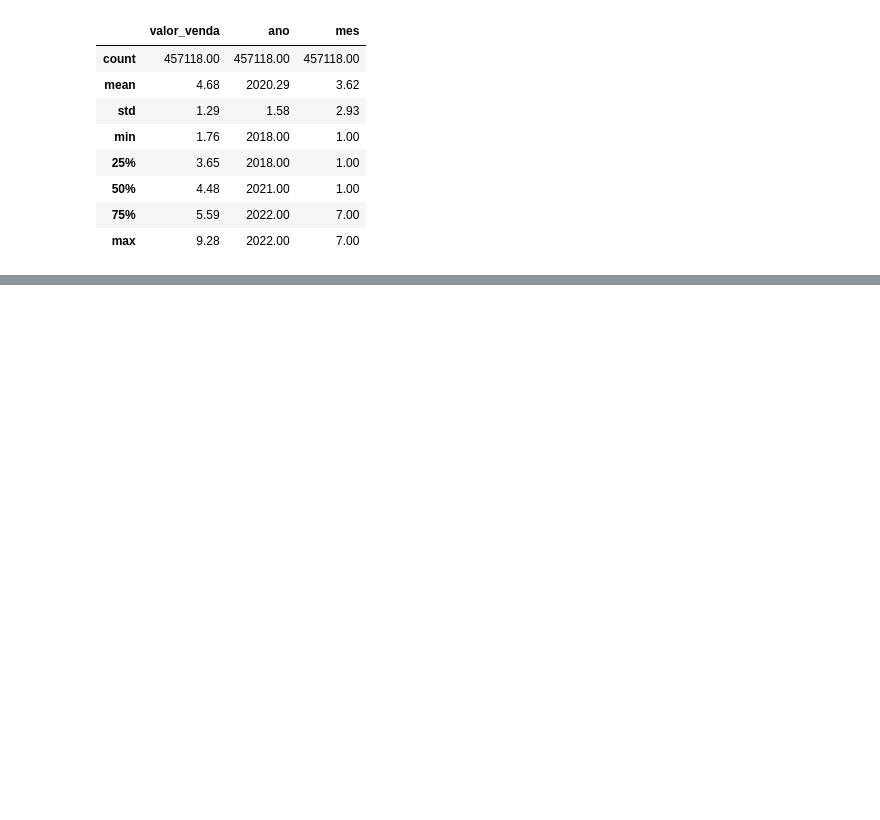
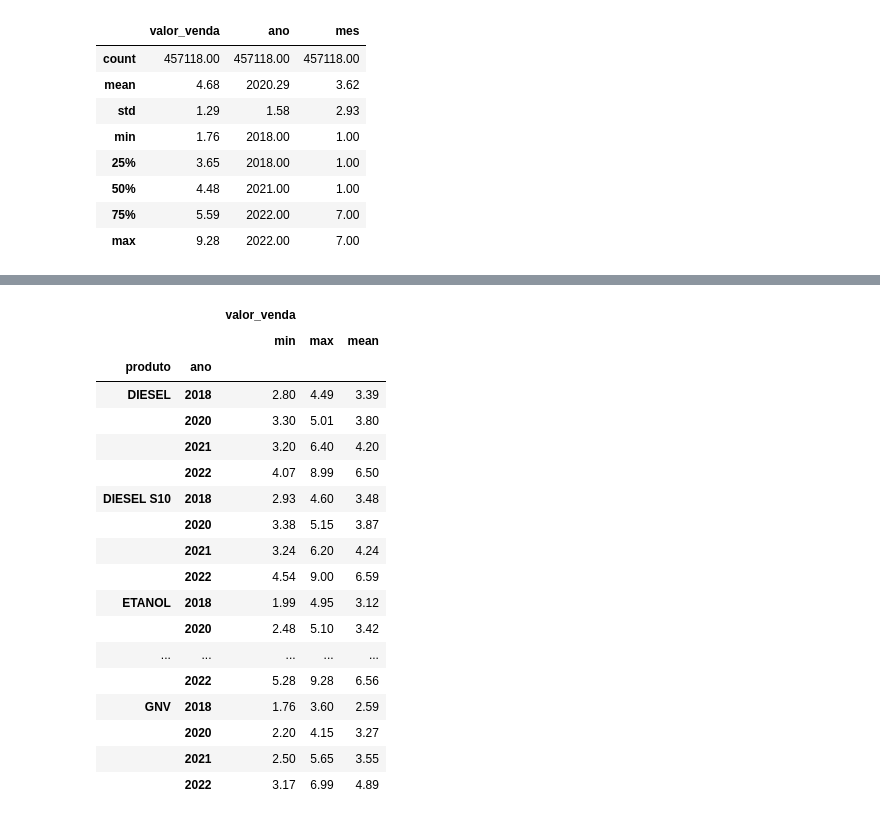
Before and after one commit to aloisiok1/Dataviz, a Jupyter notebook: 1_Ligacao_banco_dados.ipynb, the cells around one changed output, grey strips where cells are left out. Saved outputs shown, nothing was run; the diff lists cells and outputs as text; code cells hidden in the pictures; blank space fills up the shorter version.

```diff
--- a/1_Ligacao_banco_dados.ipynb
+++ b/1_Ligacao_banco_dados.ipynb
@@ -249,0 +258,3 @@ df_anp.describe().round(2)
+# %%
+df_anp_valor = df_anp[['ano', 'produto', 'valor_venda']]
+df_anp_valor
@@ -249,0 +275,22 @@ df_anp.describe().round(2)
+# %%
+df_anp_valor.groupby(['produto', 'ano']).agg(['min', 'max', 'mean']).round(2)
+# %% [output]
+|  |  | valor_venda |  |  |
+|  |  | min | max | mean |
+| produto | ano |  |  |  |
+| DIESEL | 2018 | 2.80 | 4.49 | 3.39 |
+|  | 2020 | 3.30 | 5.01 | 3.80 |
+|  | 2021 | 3.20 | 6.40 | 4.20 |
+|  | 2022 | 4.07 | 8.99 | 6.50 |
+| DIESEL S10 | 2018 | 2.93 | 4.60 | 3.48 |
+|  | 2020 | 3.38 | 5.15 | 3.87 |
+|  | 2021 | 3.24 | 6.20 | 4.24 |
+|  | 2022 | 4.54 | 9.00 | 6.59 |
+| ETANOL | 2018 | 1.99 | 4.95 | 3.12 |
+|  | 2020 | 2.48 | 5.10 | 3.42 |
+| ... | ... | ... | ... | ... |
+|  | 2022 | 5.28 | 9.28 | 6.56 |
+| GNV | 2018 | 1.76 | 3.60 | 2.59 |
+|  | 2020 | 2.20 | 4.15 | 3.27 |
+|  | 2021 | 2.50 | 5.65 | 3.55 |
+|  | 2022 | 3.17 | 6.99 | 4.89 |
```
Also changed, not shown: parts of 8 cells of this notebook.
